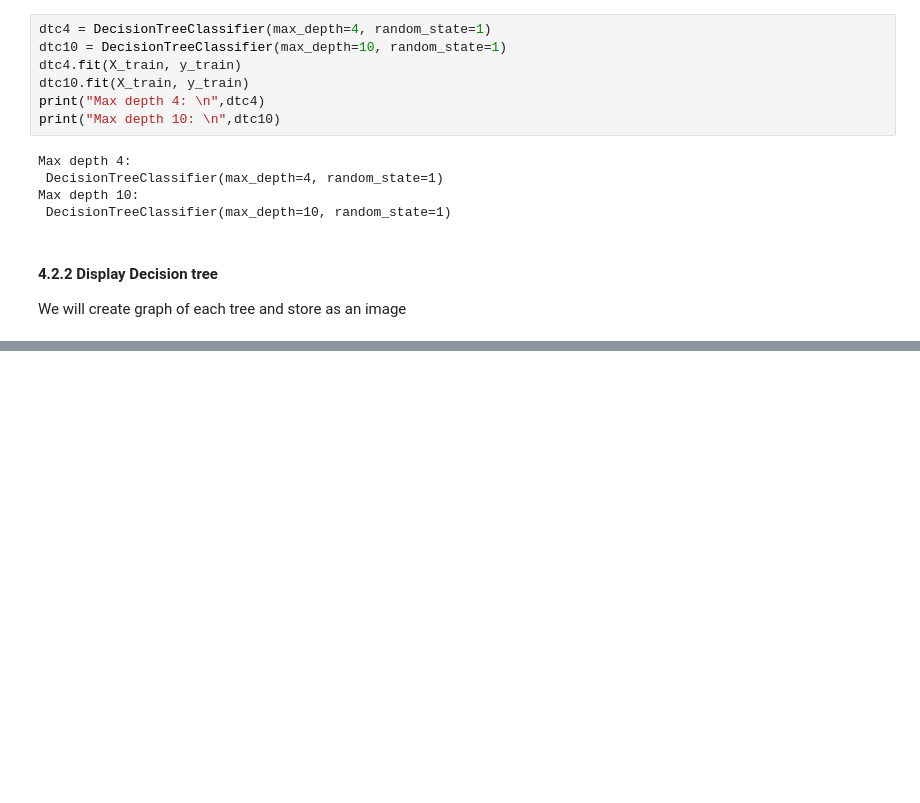
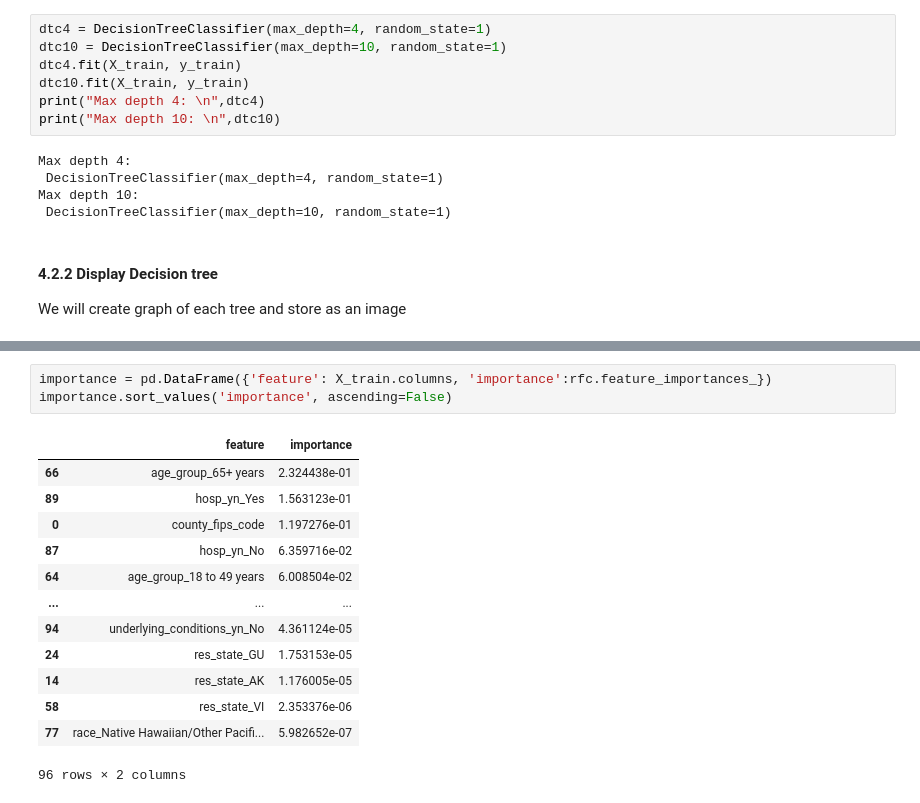
Before and after one commit to paul-od24/data_analytics_hw2, a Jupyter notebook: hw2 copy.ipynb, the cells around one changed output, grey strips where cells are left out. Cells and saved outputs as stored; diff of their text form; blank space fills up the shorter version.

```diff
--- a/hw2 copy.ipynb
+++ b/hw2 copy.ipynb
@@ -1653,0 +1679,17 @@ zsh:1: command not found: dot
+# %%
+importance = pd.DataFrame({'feature': X_train.columns, 'importance':rfc.feature_importances_})
+importance.sort_values('importance', ascending=False)
+# %% [output]
+|  | feature | importance |
+| 66 | age_group_65+ years | 2.324438e-01 |
+| 89 | hosp_yn_Yes | 1.563123e-01 |
+| 0 | county_fips_code | 1.197276e-01 |
+| 87 | hosp_yn_No | 6.359716e-02 |
+| 64 | age_group_18 to 49 years | 6.008504e-02 |
+| ... | ... | ... |
+| 94 | underlying_conditions_yn_No | 4.361124e-05 |
+| 24 | res_state_GU | 1.753153e-05 |
+| 14 | res_state_AK | 1.176005e-05 |
+| 58 | res_state_VI | 2.353376e-06 |
+| 77 | race_Native Hawaiian/Other Pacifi... | 5.982652e-07 |
+96 rows × 2 columns
```
Also changed, not shown: parts of 39 cells of this notebook, 2 other files.
